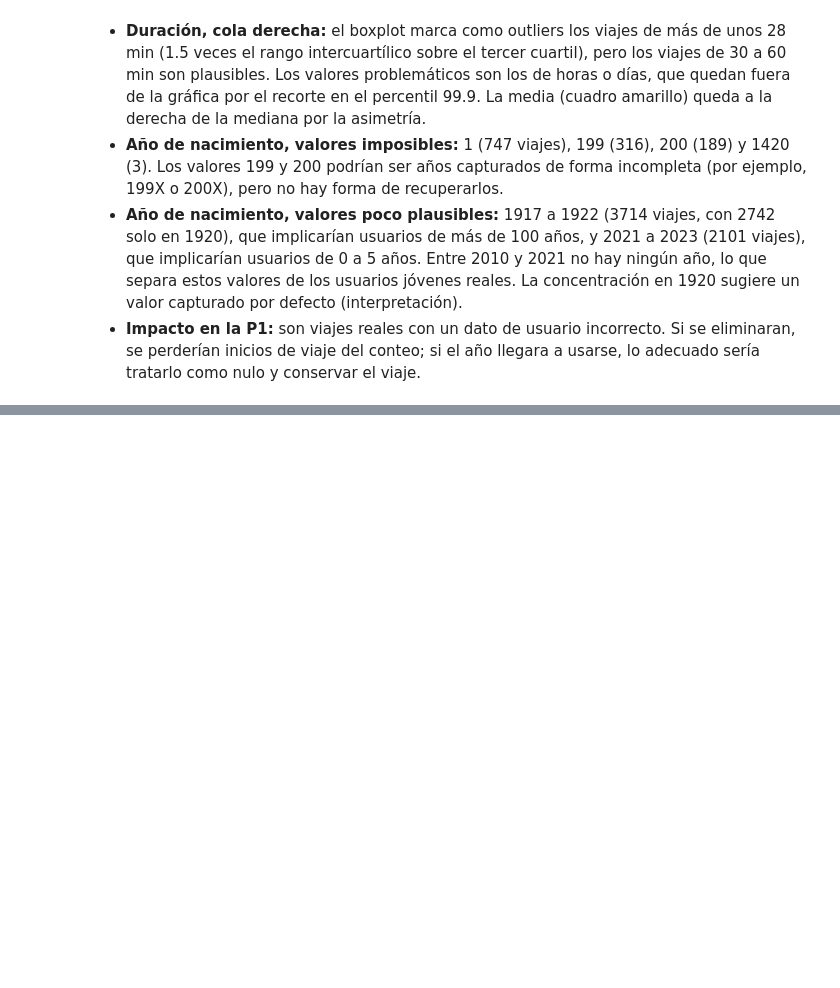
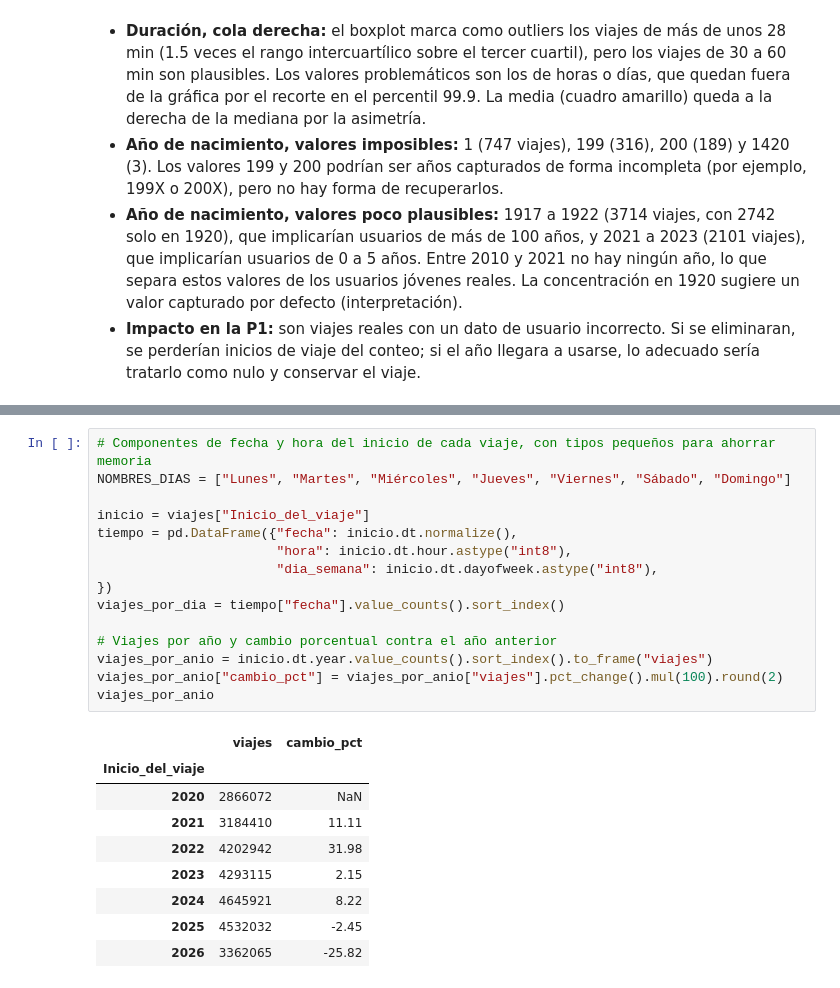
Before and after one commit to sanchezdavilaluisarturo/MLOps-ProyectoMiBici-Equipo7, a Jupyter notebook: notebooks/0.04-dsh-eda-p1.ipynb, the cells around one changed output, grey strips where cells are left out. Drawn from its saved outputs; the diff is of its cells as text; blank space fills up the shorter version.

```diff
--- a/notebooks/0.04-dsh-eda-p1.ipynb
+++ b/notebooks/0.04-dsh-eda-p1.ipynb
@@ -293,0 +303,25 @@ Año_de_nacimiento
+# %%
+# Componentes de fecha y hora del inicio de cada viaje, con tipos pequeños para ahorrar memoria
+NOMBRES_DIAS = ["Lunes", "Martes", "Miércoles", "Jueves", "Viernes", "Sábado", "Domingo"]
+
+inicio = viajes["Inicio_del_viaje"]
+tiempo = pd.DataFrame({"fecha": inicio.dt.normalize(),
+                       "hora": inicio.dt.hour.astype("int8"),
+                       "dia_semana": inicio.dt.dayofweek.astype("int8"),
+})
+viajes_por_dia = tiempo["fecha"].value_counts().sort_index()
+
+# Viajes por año y cambio porcentual contra el año anterior
+viajes_por_anio = inicio.dt.year.value_counts().sort_index().to_frame("viajes")
+viajes_por_anio["cambio_pct"] = viajes_por_anio["viajes"].pct_change().mul(100).round(2)
+viajes_por_anio
+# %% [output]
+|  | viajes | cambio_pct |
+| Inicio_del_viaje |  |  |
+| 2020 | 2866072 | NaN |
+| 2021 | 3184410 | 11.11 |
+| 2022 | 4202942 | 31.98 |
+| 2023 | 4293115 | 2.15 |
+| 2024 | 4645921 | 8.22 |
+| 2025 | 4532032 | -2.45 |
+| 2026 | 3362065 | -25.82 |
```
Also changed, not shown: parts of 6 cells of this notebook.
